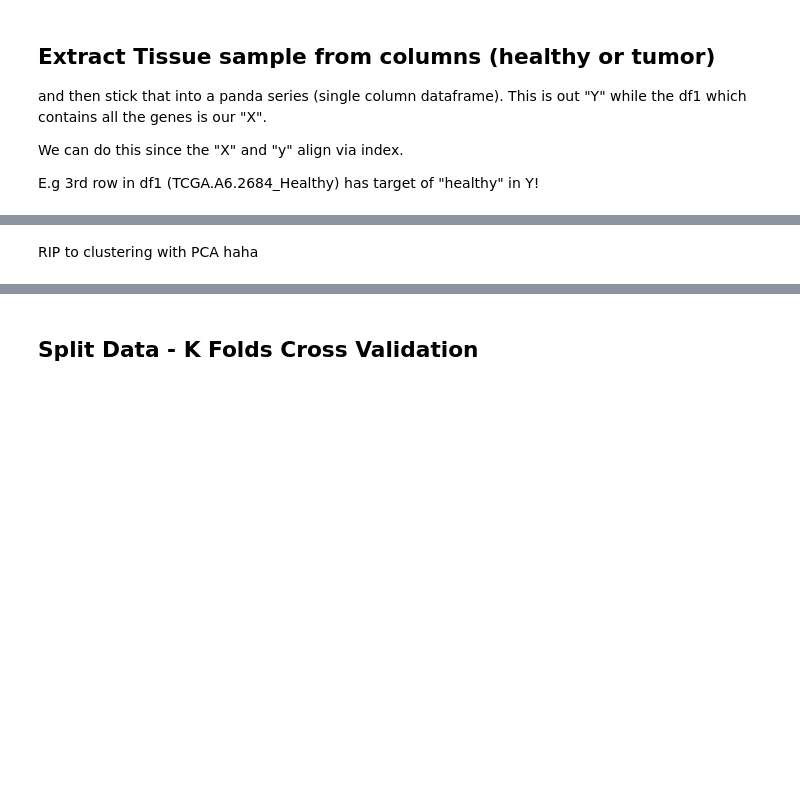
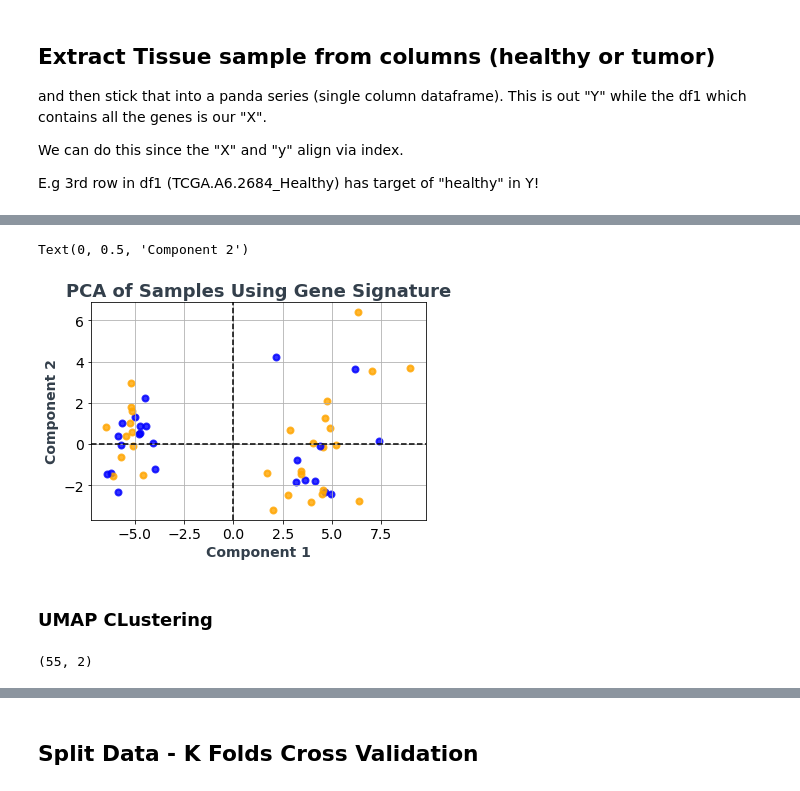
Before and after one commit to hzorkic/machine_learning_and_molecular_docking_for_drug_discovery, a Jupyter notebook: COAD Analysis.ipynb, the cells around one changed output, grey strips where cells are left out. Saved outputs shown, nothing was run; the diff lists cells and outputs as text; code cells hidden in the pictures; blank space fills up the shorter version.

```diff
--- a/COAD Analysis.ipynb
+++ b/COAD Analysis.ipynb
@@ -182,4 +195,35 @@ Text(0, 0.5, 'Component 2')
+# %%
+# Generate Colors + numbers
+num_list=range(0,54)
+
+# PCA
+pca = PCA(n_components=2)
+X_r = pca.fit(df_gene_sig).transform(df_gene_sig)
+# Plot
+
+for color, i, target_name in zip(colors, num_list, samples):
+    plt.scatter(X_r[i,0], X_r[i,1], color=color, alpha=.8, lw=2,
+                label=target_name)
+
+
+plt.title('PCA of Samples Using Gene Signature', fontsize=18, fontweight='black', color = '#333F4B')
+plt.axvline(x=0,linestyle='--',c='k')
+plt.axhline(y=0,linestyle='--',c='k')
+plt.tick_params(axis='y', which='major', labelsize=14)
+plt.tick_params(axis='x', which='major', labelsize=14)
+plt.grid(True)
+plt.xlabel('Component 1', fontsize=14, fontweight='black', color = '#333F4B')
+plt.ylabel('Component 2', fontsize=14, fontweight='black', color = '#333F4B')
+# %% [output]
+Text(0, 0.5, 'Component 2')
+[figure, added]
 # %% [markdown]
-RIP to clustering with PCA haha
+### UMAP CLustering
 # %%
-# Other Visuals
+# UMap
+reducer = umap.UMAP()
+scaled_data = StandardScaler().fit_transform(df_log.values)
+embedding = reducer.fit_transform(scaled_data)
+embedding.shape
+# %% [output]
+(55, 2)
```
Also changed, not shown: parts of 22 cells of this notebook, 1 other file.
